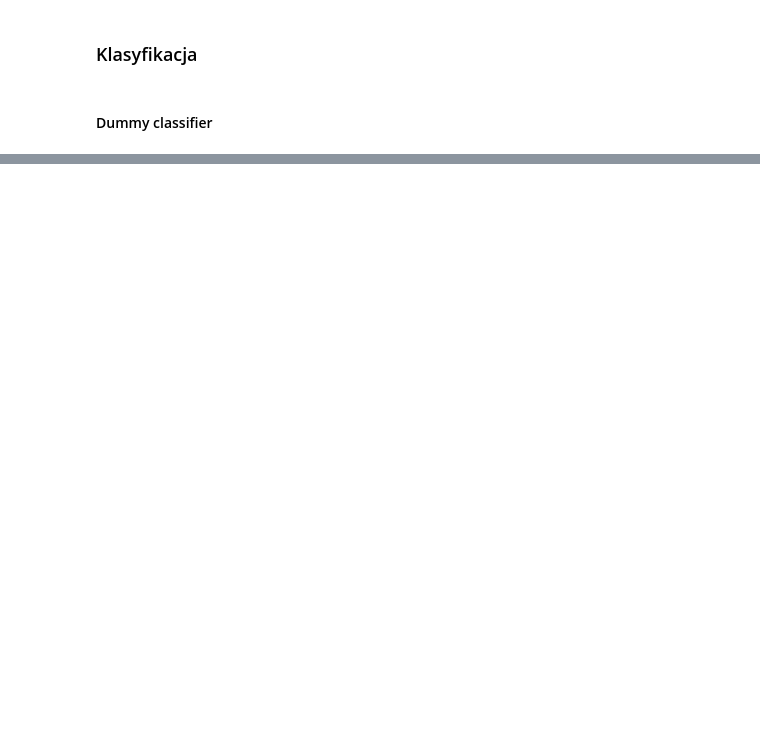
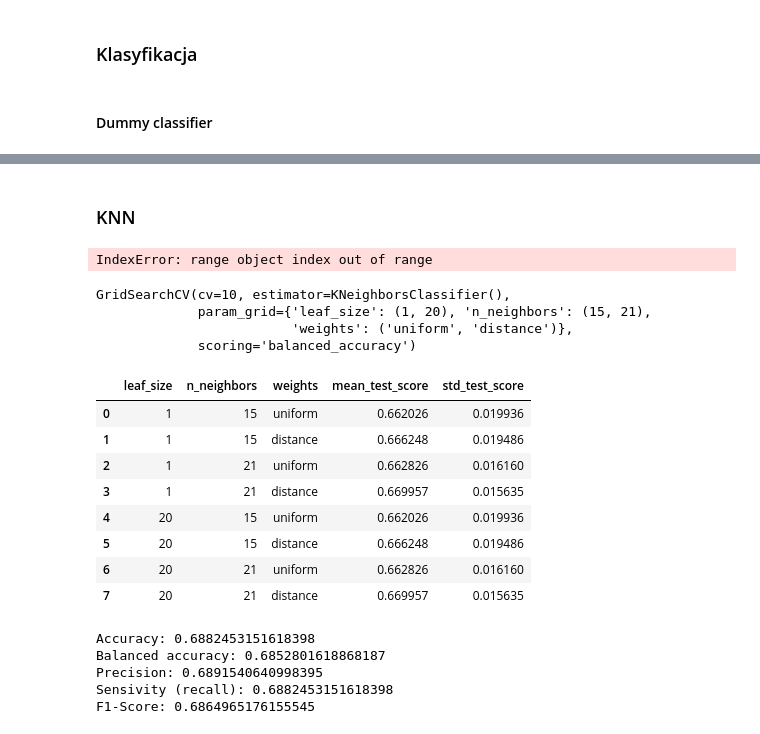
Before and after one commit to dorota10/GasometryTimeSeriesAnalysis, a Jupyter notebook: gasometry_analysis/scripts/klasyfikacja_rozdzial2.ipynb, the cells around one changed output, grey strips where cells are left out. Saved outputs shown, nothing was run; the diff lists cells and outputs as text; code cells hidden in the pictures; blank space fills up the shorter version.

```diff
--- a/gasometry_analysis/scripts/klasyfikacja_rozdzial2.ipynb
+++ b/gasometry_analysis/scripts/klasyfikacja_rozdzial2.ipynb
@@ -63,0 +198,14 @@ plt.show()
+# %%
+model_rf=RandomForestClassifier(random_state=42)
+
+rf_param_dist = {
+    'n_estimators': range(10,50),
+    'max_depth': range(1, 15),
+    'min_samples_leaf': range(15)
+}
+
+model_rf.fit(X_train, y_train)
+
+cv_strategy = StratifiedKFold(n_splits=5, shuffle=True, random_state=10)
+rf_grid_search = GridSearchCV(model_rf, trees_param_grid, cv=cv_strategy, scoring='balanced_accuracy', return_train_score=True)
+rf_grid_search.fit(X_train, y_train)
@@ -63,0 +248,23 @@ plt.show()
+# %% [markdown]
+### KNN
+# %%
+k_values = range (1,40)
+
+ma_knn_train = []
+ma_knn_test = []
+
+for k in k_values:
+    model = KNeighborsClassifier(n_neighbors=k)
+    a_test = []
+    a_tren = []
+    for i, (train_index, test_index) in enumerate(skf.split(X_train, y_train)):
+        model.fit(X_train.iloc[train_index], y_train.iloc[train_index])
+        a_test.append(model.score(X_train.iloc[test_index], y_train.iloc[test_index]).round(4))
+        a_tren.append(model.score(X_train.iloc[train_index], y_train.iloc[train_index]).round(4))
+    ma_knn_test.append(np.mean(a_test))
+    ma_knn_train.append(np.mean(a_tren))
+
+optimal_k= k_values[np.argmax(ma_knn_test)]
+optimal_k
+# %% [output]
+IndexError: range object index out of range
@@ -63,0 +273,42 @@ plt.show()
+# %%
+knn = KNeighborsClassifier()
+param_grid = {
+    'n_neighbors': (15, 21),
+    'leaf_size': (1, 20),
+    'weights': ('uniform', 'distance'),
+}
+knn_grid = GridSearchCV(knn, param_grid, cv=10, scoring='balanced_accuracy', return_train_score=False)
+knn_grid.fit(X_train, y_train)
+# %% [output]
+GridSearchCV(cv=10, estimator=KNeighborsClassifier(),
+             param_grid={'leaf_size': (1, 20), 'n_neighbors': (15, 21),
+                         'weights': ('uniform', 'distance')},
+             scoring='balanced_accuracy')
+# %%
+knn_results=knn_grid.cv_results_
+results_df = pd.DataFrame(knn_results)
+params_df = pd.json_normalize(results_df['params'])
+metrics = ['mean_test_score', 'std_test_score']
+knn_results_df = pd.concat([params_df, results_df[metrics]], axis=1)
+knn_results_df
+# %% [output]
+|  | leaf_size | n_neighbors | weights | mean_test_score | std_test_score |
+| 0 | 1 | 15 | uniform | 0.662026 | 0.019936 |
+| 1 | 1 | 15 | distance | 0.666248 | 0.019486 |
+| 2 | 1 | 21 | uniform | 0.662826 | 0.016160 |
+| 3 | 1 | 21 | distance | 0.669957 | 0.015635 |
+| 4 | 20 | 15 | uniform | 0.662026 | 0.019936 |
+| 5 | 20 | 15 | distance | 0.666248 | 0.019486 |
+| 6 | 20 | 21 | uniform | 0.662826 | 0.016160 |
+| 7 | 20 | 21 | distance | 0.669957 | 0.015635 |
+# %%
+best_knn_model = knn_grid.best_estimator_
+best_knn_model.fit(X_train.values, y_train)
+y_pred = best_knn_model.predict(X_test.values)
+accuracy_assessment(y_test, y_pred)
+# %% [output]
+Accuracy: 0.6882453151618398
+Balanced accuracy: 0.6852801618868187
+Precision: 0.6891540640998395
+Sensivity (recall): 0.6882453151618398
+F1-Score: 0.6864965176155545
```
Also changed, not shown: parts of 30 cells of this notebook, 7 other files.
